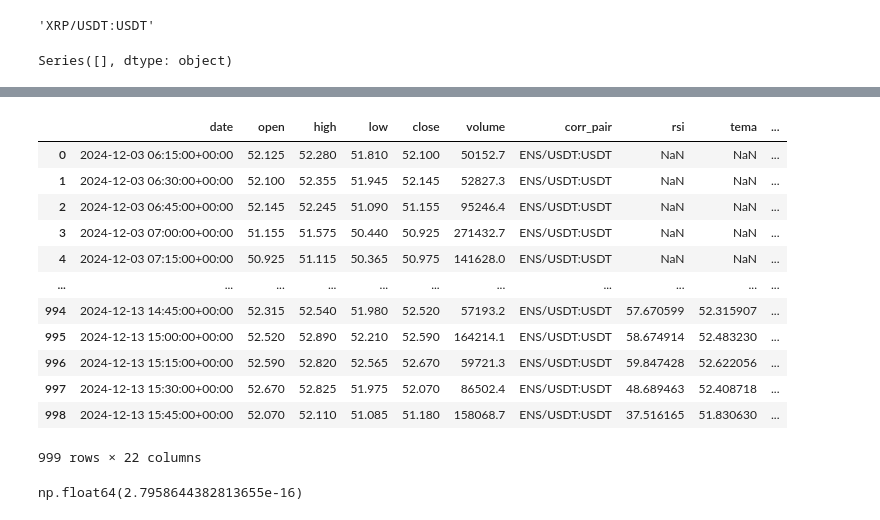
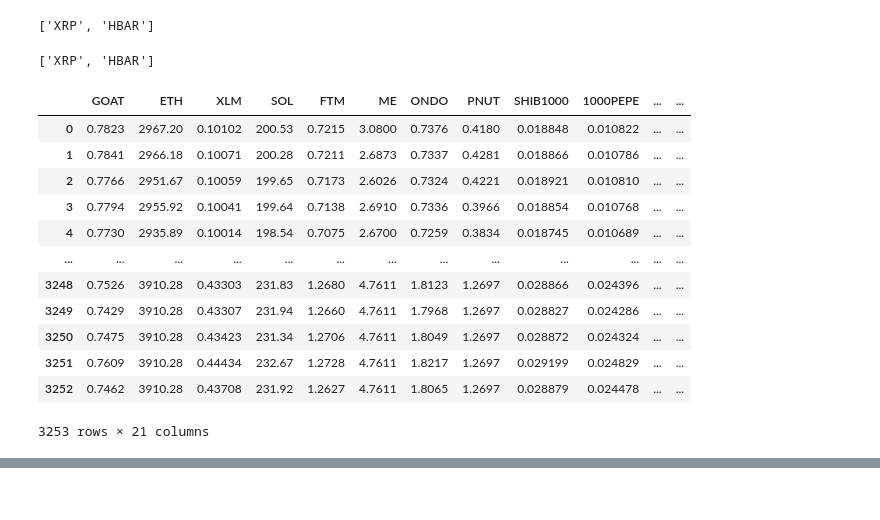
Before and after one commit to mohsenjfar/trade, a Jupyter notebook: user_data/notebooks/analysis.ipynb, the cells around one changed output, grey strips where cells are left out. Drawn from its saved outputs; the diff is of its cells as text; code cells hidden in the pictures.

```diff
--- a/user_data/notebooks/analysis.ipynb
+++ b/user_data/notebooks/analysis.ipynb
@@ -274,17 +274,34 @@ path = "../data/bybit/futures"
 all_files = os.listdir(path)
 files = [file for file in all_files if '_USDT_USDT-15m-futures' in file]
 tickers = {file[:-30]:pd.read_feather(path + "/" + file).close for file in files}
-dataframe = pd.DataFrame(tickers).drop(['BTC','ETH'], axis=1).ffill()
-series = dataframe.corr()[ticker].drop(ticker)
-series = series[(series == series.max())]
-series.index[0] + "/USDT:USDT" if series.size > 0 else np.nan
+dataframe = pd.DataFrame(tickers).ffill()
+corr_df = dataframe.corr()
+max_corrs = corr_df[(corr_df != 1)].max()
+corr_df[max_corrs == max_corrs.max()].index.to_list()
 # %% [output]
-'XRP/USDT:USDT'
+['XRP', 'HBAR']
-# %%
-series = pd.Series()
-series
-# %% [output]
-Series([], dtype: object)
+# %%
+corr_df = dataframe.corr()
+max_corrs = corr_df[(corr_df != 1)].max()
+corr_df[max_corrs == max_corrs.max()].index.to_list()
+# %% [output]
+['XRP', 'HBAR']
+# %%
+dataframe
+# %% [output]
+|  | GOAT | ETH | XLM | SOL | FTM | ME | ONDO | PNUT | SHIB1000 | 1000PEPE | ... | ... |
+| 0 | 0.7823 | 2967.20 | 0.10102 | 200.53 | 0.7215 | 3.0800 | 0.7376 | 0.4180 | 0.018848 | 0.010822 | ... | ... |
+| 1 | 0.7841 | 2966.18 | 0.10071 | 200.28 | 0.7211 | 2.6873 | 0.7337 | 0.4281 | 0.018866 | 0.010786 | ... | ... |
+| 2 | 0.7766 | 2951.67 | 0.10059 | 199.65 | 0.7173 | 2.6026 | 0.7324 | 0.4221 | 0.018921 | 0.010810 | ... | ... |
+| 3 | 0.7794 | 2955.92 | 0.10041 | 199.64 | 0.7138 | 2.6910 | 0.7336 | 0.3966 | 0.018854 | 0.010768 | ... | ... |
+| 4 | 0.7730 | 2935.89 | 0.10014 | 198.54 | 0.7075 | 2.6700 | 0.7259 | 0.3834 | 0.018745 | 0.010689 | ... | ... |
+| ... | ... | ... | ... | ... | ... | ... | ... | ... | ... | ... | ... | ... |
+| 3248 | 0.7526 | 3910.28 | 0.43303 | 231.83 | 1.2680 | 4.7611 | 1.8123 | 1.2697 | 0.028866 | 0.024396 | ... | ... |
+| 3249 | 0.7429 | 3910.28 | 0.43307 | 231.94 | 1.2660 | 4.7611 | 1.7968 | 1.2697 | 0.028827 | 0.024286 | ... | ... |
+| 3250 | 0.7475 | 3910.28 | 0.43423 | 231.34 | 1.2706 | 4.7611 | 1.8049 | 1.2697 | 0.028872 | 0.024324 | ... | ... |
+| 3251 | 0.7609 | 3910.28 | 0.44434 | 232.67 | 1.2728 | 4.7611 | 1.8217 | 1.2697 | 0.029199 | 0.024829 | ... | ... |
+| 3252 | 0.7462 | 3910.28 | 0.43708 | 231.92 | 1.2627 | 4.7611 | 1.8065 | 1.2697 | 0.028879 | 0.024478 | ... | ... |
+3253 rows × 21 columns
 # %%
 path = "../data/bybit/futures"
 all_files = os.listdir(path)
@@ -314,22 +331,4 @@ dataframe.corr()
 | PNUT/USDT:USDT | 0.763190 | 0.538675 | 0.882528 | 0.900873 | 0.354153 | 0.118656 | ... |
 | LTC/USDT:USDT | 0.556142 | 0.564136 | 0.891162 | 0.774728 | 0.247783 | -0.301408 | ... |
 # %%
-pd.read_csv('AVAX_df.csv')
+dataframe = pd.read_csv('AVAX_df.csv')
-# %% [output]
-|  | date | open | high | low | close | volume | corr_pair | rsi | tema | ... |
-| 0 | 2024-12-03 06:15:00+00:00 | 52.125 | 52.280 | 51.810 | 52.100 | 50152.7 | ENS/USDT:USDT | NaN | NaN | ... |
-| 1 | 2024-12-03 06:30:00+00:00 | 52.100 | 52.355 | 51.945 | 52.145 | 52827.3 | ENS/USDT:USDT | NaN | NaN | ... |
-| 2 | 2024-12-03 06:45:00+00:00 | 52.145 | 52.245 | 51.090 | 51.155 | 95246.4 | ENS/USDT:USDT | NaN | NaN | ... |
-| 3 | 2024-12-03 07:00:00+00:00 | 51.155 | 51.575 | 50.440 | 50.925 | 271432.7 | ENS/USDT:USDT | NaN | NaN | ... |
-| 4 | 2024-12-03 07:15:00+00:00 | 50.925 | 51.115 | 50.365 | 50.975 | 141628.0 | ENS/USDT:USDT | NaN | NaN | ... |
-| ... | ... | ... | ... | ... | ... | ... | ... | ... | ... | ... |
-| 994 | 2024-12-13 14:45:00+00:00 | 52.315 | 52.540 | 51.980 | 52.520 | 57193.2 | ENS/USDT:USDT | 57.670599 | 52.315907 | ... |
-| 995 | 2024-12-13 15:00:00+00:00 | 52.520 | 52.890 | 52.210 | 52.590 | 164214.1 | ENS/USDT:USDT | 58.674914 | 52.483230 | ... |
-| 996 | 2024-12-13 15:15:00+00:00 | 52.590 | 52.820 | 52.565 | 52.670 | 59721.3 | ENS/USDT:USDT | 59.847428 | 52.622056 | ... |
-| 997 | 2024-12-13 15:30:00+00:00 | 52.670 | 52.825 | 51.975 | 52.070 | 86502.4 | ENS/USDT:USDT | 48.689463 | 52.408718 | ... |
-| 998 | 2024-12-13 15:45:00+00:00 | 52.070 | 52.110 | 51.085 | 51.180 | 158068.7 | ENS/USDT:USDT | 37.516165 | 51.830630 | ... |
-999 rows × 22 columns
-# %%
-((df_['XRP'] - df_['XRP'].mean()) / df_['XRP'].std()).mean()
-# %% [output]
-np.float64(2.7958644382813655e-16)
```
Also changed, not shown: parts of 6 cells of this notebook, 2 other files.
